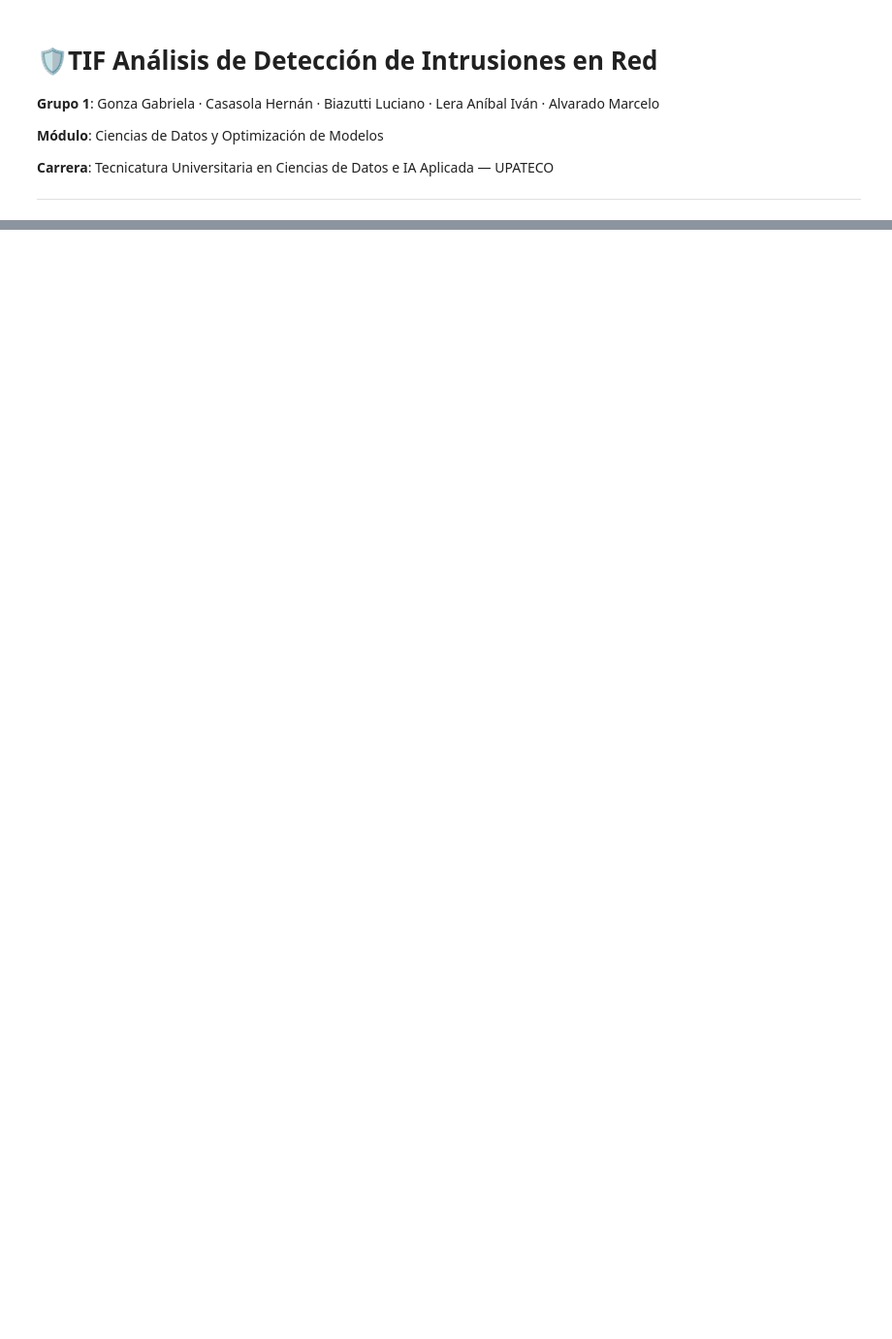
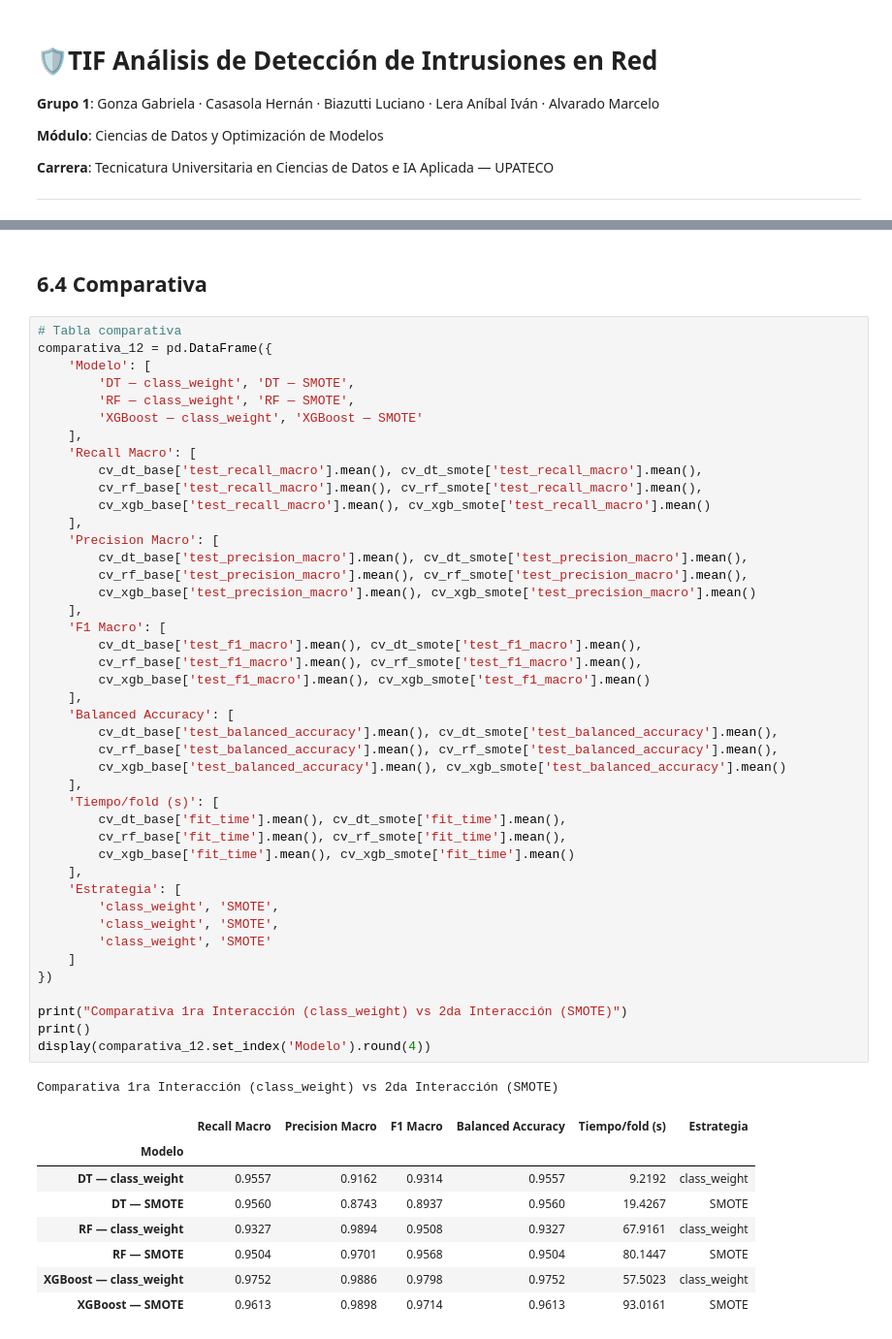
Before and after one commit to jotaeleb/tif-ciencias-de-datos, a Jupyter notebook: notebooks/proyecto_modelado.ipynb, the cells around one changed output, grey strips where cells are left out. Shown at 97% size. Saved outputs shown, nothing was run; the diff lists cells and outputs as text; blank space fills up the shorter version.

```diff
--- a/notebooks/proyecto_modelado.ipynb
+++ b/notebooks/proyecto_modelado.ipynb
@@ -292,0 +688,55 @@ Accuracy: 0.999 | F1 Macro: 0.945
+# %% [markdown]
+## 6.4 Comparativa
+# %%
+# Tabla comparativa
+comparativa_12 = pd.DataFrame({
+    'Modelo': [
+        'DT — class_weight', 'DT — SMOTE',
+        'RF — class_weight', 'RF — SMOTE',
+        'XGBoost — class_weight', 'XGBoost — SMOTE'
+    ],
+    'Recall Macro': [
+        cv_dt_base['test_recall_macro'].mean(), cv_dt_smote['test_recall_macro'].mean(),
+        cv_rf_base['test_recall_macro'].mean(), cv_rf_smote['test_recall_macro'].mean(),
+        cv_xgb_base['test_recall_macro'].mean(), cv_xgb_smote['test_recall_macro'].mean()
+    ],
+    'Precision Macro': [
+        cv_dt_base['test_precision_macro'].mean(), cv_dt_smote['test_precision_macro'].mean(),
+        cv_rf_base['test_precision_macro'].mean(), cv_rf_smote['test_precision_macro'].mean(),
+        cv_xgb_base['test_precision_macro'].mean(), cv_xgb_smote['test_precision_macro'].mean()
+    ],
+    'F1 Macro': [
+        cv_dt_base['test_f1_macro'].mean(), cv_dt_smote['test_f1_macro'].mean(),
+        cv_rf_base['test_f1_macro'].mean(), cv_rf_smote['test_f1_macro'].mean(),
+        cv_xgb_base['test_f1_macro'].mean(), cv_xgb_smote['test_f1_macro'].mean()
+    ],
+    'Balanced Accuracy': [
+        cv_dt_base['test_balanced_accuracy'].mean(), cv_dt_smote['test_balanced_accuracy'].mean(),
+        cv_rf_base['test_balanced_accuracy'].mean(), cv_rf_smote['test_balanced_accuracy'].mean(),
+        cv_xgb_base['test_balanced_accuracy'].mean(), cv_xgb_smote['test_balanced_accuracy'].mean()
+    ],
+    'Tiempo/fold (s)': [
+        cv_dt_base['fit_time'].mean(), cv_dt_smote['fit_time'].mean(),
+        cv_rf_base['fit_time'].mean(), cv_rf_smote['fit_time'].mean(),
+        cv_xgb_base['fit_time'].mean(), cv_xgb_smote['fit_time'].mean()
+    ],
+    'Estrategia': [
+        'class_weight', 'SMOTE',
+        'class_weight', 'SMOTE',
+        'class_weight', 'SMOTE'
+    ]
+})
+
+print("Comparativa 1ra Interacción (class_weight) vs 2da Interacción (SMOTE)")
+print()
+display(comparativa_12.set_index('Modelo').round(4))
+# %% [output]
+Comparativa 1ra Interacción (class_weight) vs 2da Interacción (SMOTE)
+|  | Recall Macro | Precision Macro | F1 Macro | Balanced Accuracy | Tiempo/fold (s) | Estrategia |
+| Modelo |  |  |  |  |  |  |
+| DT — class_weight | 0.9557 | 0.9162 | 0.9314 | 0.9557 | 9.2192 | class_weight |
+| DT — SMOTE | 0.9560 | 0.8743 | 0.8937 | 0.9560 | 19.4267 | SMOTE |
+| RF — class_weight | 0.9327 | 0.9894 | 0.9508 | 0.9327 | 67.9161 | class_weight |
+| RF — SMOTE | 0.9504 | 0.9701 | 0.9568 | 0.9504 | 80.1447 | SMOTE |
+| XGBoost — class_weight | 0.9752 | 0.9886 | 0.9798 | 0.9752 | 57.5023 | class_weight |
+| XGBoost — SMOTE | 0.9613 | 0.9898 | 0.9714 | 0.9613 | 93.0161 | SMOTE |
```
Also changed, not shown: parts of 61 cells of this notebook.
